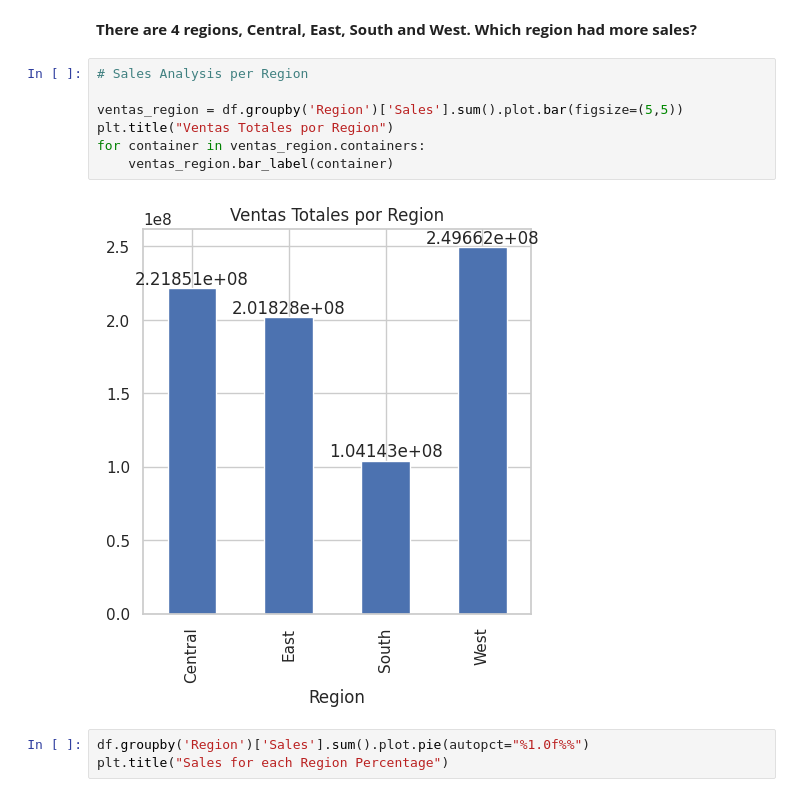
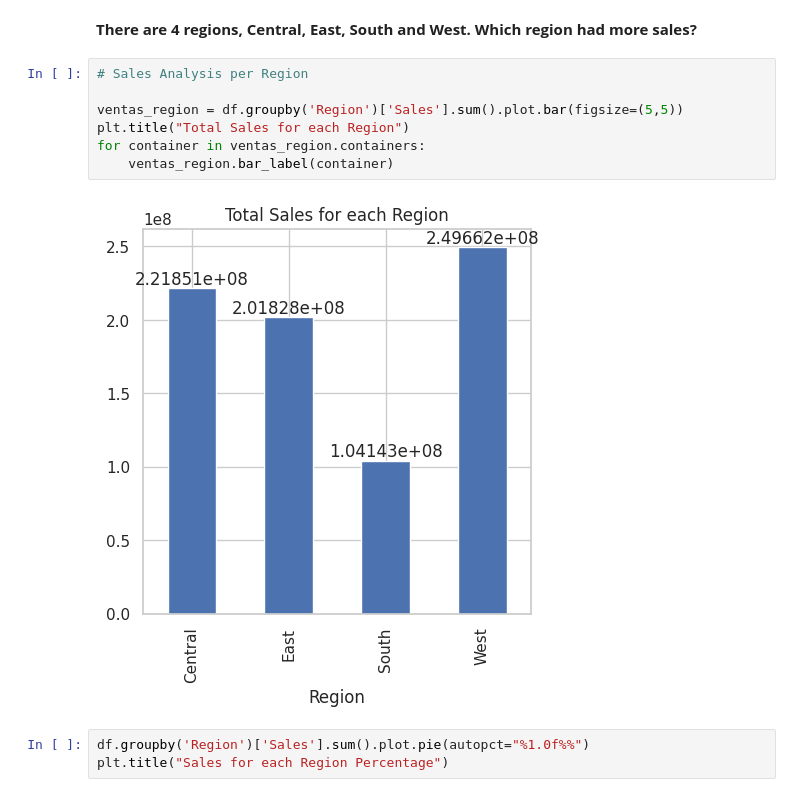
Before and after one commit to sebastianjbustos/superstore-analysis, a Jupyter notebook: SuperStore_Analysis.ipynb, the cells around one changed output. Saved outputs shown, nothing was run; the diff lists cells and outputs as text.

```diff
--- a/SuperStore_Analysis.ipynb
+++ b/SuperStore_Analysis.ipynb
@@ -152,12 +152,12 @@ sns.set(style="whitegrid")
 # %%
 # Sales Analysis per Region
 
 ventas_region = df.groupby('Region')['Sales'].sum().plot.bar(figsize=(5,5))
-plt.title("Ventas Totales por Region")
+plt.title("Total Sales for each Region")
 for container in ventas_region.containers:
     ventas_region.bar_label(container)
 # %% [output]
-[figure, old version]
+[figure, new version]
 # %%
 df.groupby('Region')['Sales'].sum().plot.pie(autopct="%1.0f%%")
 plt.title("Sales for each Region Percentage")
```
Also changed, not shown: parts of 5 cells of this notebook.
